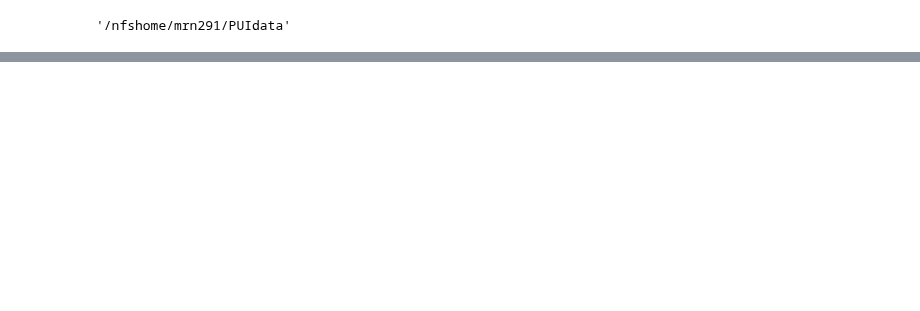
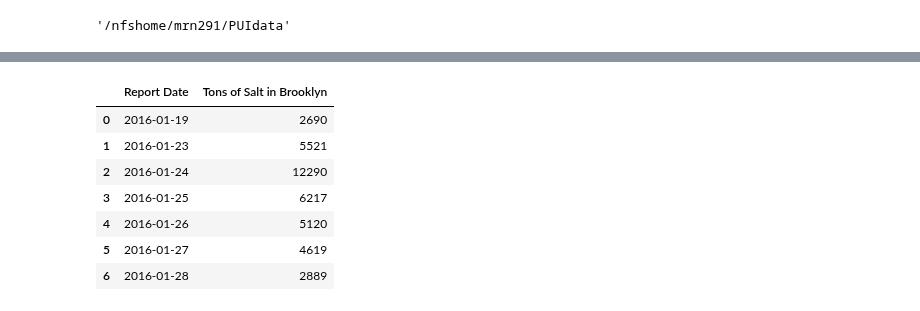
Before and after one commit to tharma3/PUI2018_mrn291, a Jupyter notebook: HW3_mrn291/Assignment_2.ipynb, the cells around one changed output, grey strips where cells are left out. Saved outputs shown, nothing was run; the diff lists cells and outputs as text; code cells hidden in the pictures; blank space fills up the shorter version.

```diff
--- a/HW3_mrn291/Assignment_2.ipynb
+++ b/HW3_mrn291/Assignment_2.ipynb
@@ -41,0 +121,17 @@ films.head(7)
+# %%
+#make the date column a date
+salt['date_of_report'] = salt['date_of_report'].astype(datetime64)
+# %%
+salt_brooklyn = salt[['date_of_report', 'brooklyn']]
+salt_brooklyn.rename(columns={'date_of_report':'Report Date','brooklyn':'Tons of Salt in Brooklyn'}, inplace=True)
+# %%
+salt_brooklyn.head(7)
+# %% [output]
+|  | Report Date | Tons of Salt in Brooklyn |
+| 0 | 2016-01-19 | 2690 |
+| 1 | 2016-01-23 | 5521 |
+| 2 | 2016-01-24 | 12290 |
+| 3 | 2016-01-25 | 6217 |
+| 4 | 2016-01-26 | 5120 |
+| 5 | 2016-01-27 | 4619 |
+| 6 | 2016-01-28 | 2889 |
```
Also changed, not shown: parts of 24 cells of this notebook.
